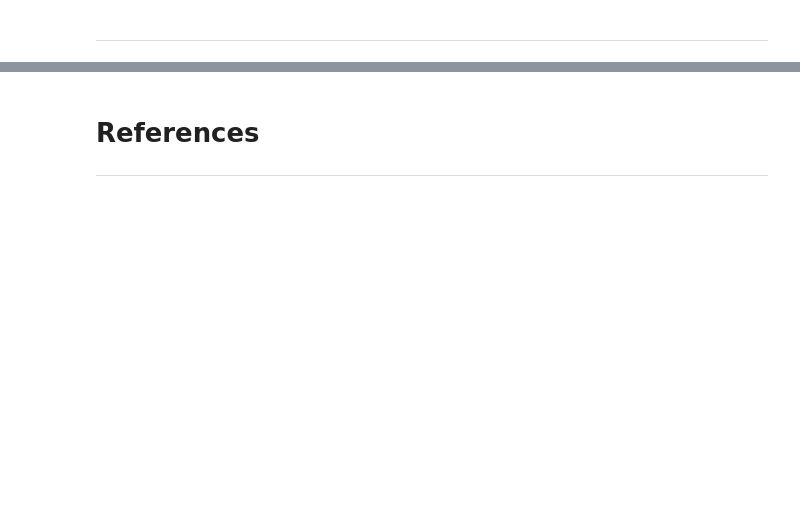
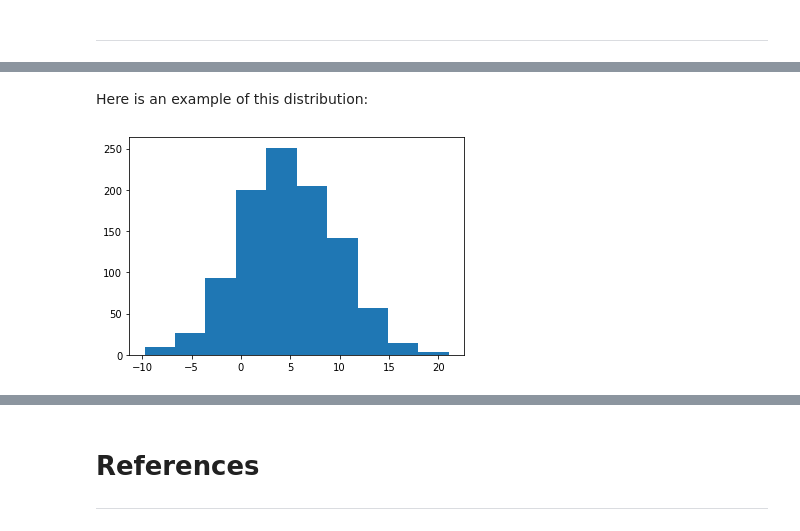
Before and after one commit to amandamurray2021/programming-for-data-analysis, a Jupyter notebook: numpy-random.ipynb, the cells around one changed output, grey strips where cells are left out. Cells and saved outputs as stored; diff of their text form; code cells hidden in the pictures; blank space fills up the shorter version.

```diff
--- a/numpy-random.ipynb
+++ b/numpy-random.ipynb
@@ -344,0 +523,9 @@ https://numpy.org/doc/stable/reference/random/generator.html#distributions
+# %% [markdown]
+Here is an example of this distribution:
+# %%
+dist = rng.normal (loc=5.0, scale=5.0, size=1000) # Here we've specified a mean of 5.0 and a standard deviation of 5.0.
+# The size of 1000 means we've asked it to run 1000 times to see what results we get.
+plt.hist (dist) # Now we're plotting the results on a histogram to see what it looks like.
+plt.show() # Show us the results. Notice the bell curve shape.
+# %% [output]
+[figure, added]
```
Also changed, not shown: parts of 71 cells of this notebook.
